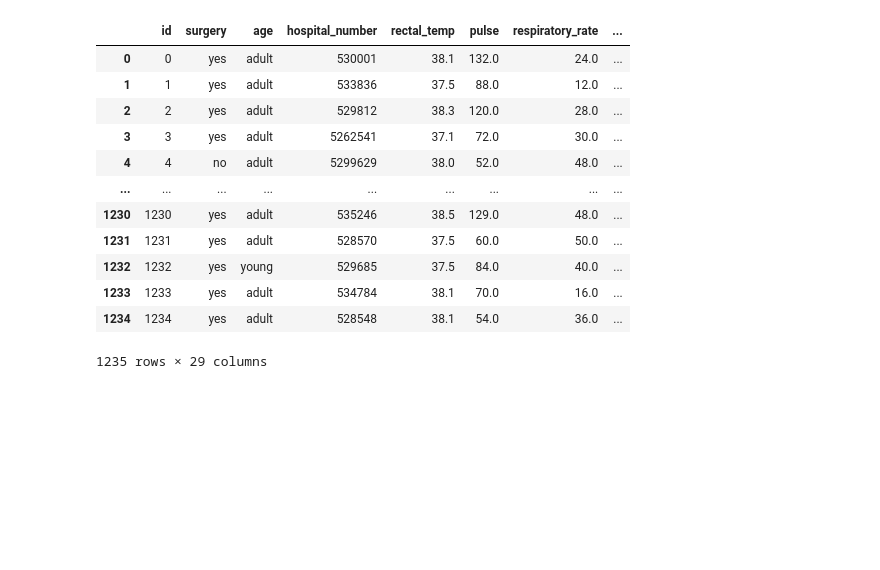
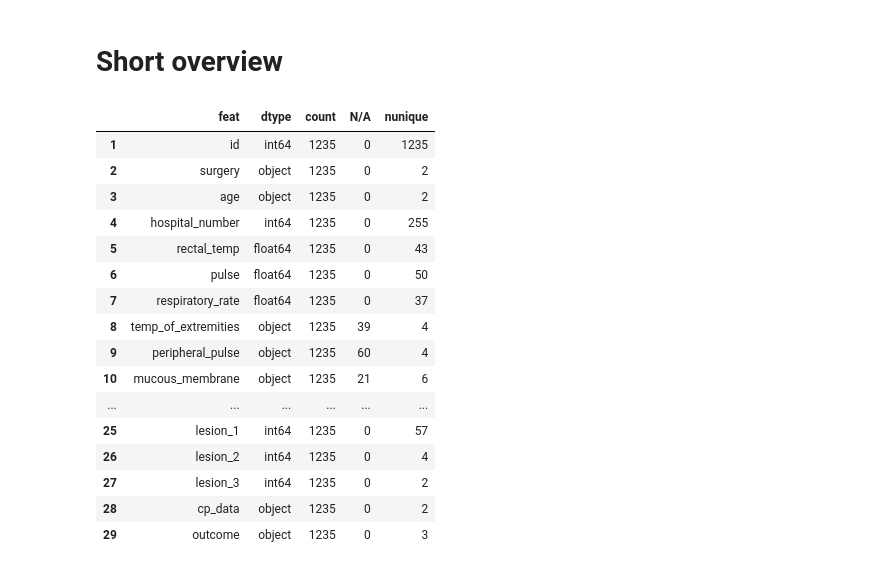
Before and after one commit to RobinWesselmann/classification_Horse_Health_Outcome, a Jupyter notebook: notebooks/EDA.ipynb, the cells around one changed output. Cells and saved outputs as stored; diff of their text form; code cells hidden in the pictures; blank space fills up the shorter version.

```diff
--- a/notebooks/EDA.ipynb
+++ b/notebooks/EDA.ipynb
@@ -14,19 +19,41 @@ RAW_DATA_PATH = os.environ.get("RAW_DATA_PATH", "")
 submission_data = pd.read_csv(RAW_DATA_PATH + "//sample_submission.csv")
 test_data = pd.read_csv(RAW_DATA_PATH + "//test.csv")
 train_data = pd.read_csv(RAW_DATA_PATH + "//train.csv")
-# %%
-train_data
-# %% [output]
-|  | id | surgery | age | hospital_number | rectal_temp | pulse | respiratory_rate | ... |
-| 0 | 0 | yes | adult | 530001 | 38.1 | 132.0 | 24.0 | ... |
-| 1 | 1 | yes | adult | 533836 | 37.5 | 88.0 | 12.0 | ... |
-| 2 | 2 | yes | adult | 529812 | 38.3 | 120.0 | 28.0 | ... |
-| 3 | 3 | yes | adult | 5262541 | 37.1 | 72.0 | 30.0 | ... |
-| 4 | 4 | no | adult | 5299629 | 38.0 | 52.0 | 48.0 | ... |
-| ... | ... | ... | ... | ... | ... | ... | ... | ... |
-| 1230 | 1230 | yes | adult | 535246 | 38.5 | 129.0 | 48.0 | ... |
-| 1231 | 1231 | yes | adult | 528570 | 37.5 | 60.0 | 50.0 | ... |
-| 1232 | 1232 | yes | young | 529685 | 37.5 | 84.0 | 40.0 | ... |
-| 1233 | 1233 | yes | adult | 534784 | 38.1 | 70.0 | 16.0 | ... |
-| 1234 | 1234 | yes | adult | 528548 | 38.1 | 54.0 | 36.0 | ... |
-1235 rows × 29 columns
+# %% [markdown]
+# Short overview
+# %%
+relevant_cols = ["feat", "dtype", "count", "N/A", "nunique"]
+df_info = pd.DataFrame(columns = relevant_cols)
+agg_data = np.array(relevant_cols)
+
+for col in train_data.columns.to_list():
+    data = np.array([])
+    data = np.append(data, col)
+    data = np.append(data, train_data[col].dtype)
+    data = np.append(data, train_data[col].shape[0])
+    data = np.append(data, train_data[col].isnull().sum())
+    data = np.append(data, train_data[col].nunique())
+
+    agg_data = np.vstack((agg_data, data))
+
+df_info = pd.DataFrame(agg_data).iloc[1:].rename({k:v for k, v in enumerate(relevant_cols)}, axis = 1)
+
+df_info
+# %% [output]
+|  | feat | dtype | count | N/A | nunique |
+| 1 | id | int64 | 1235 | 0 | 1235 |
+| 2 | surgery | object | 1235 | 0 | 2 |
+| 3 | age | object | 1235 | 0 | 2 |
+| 4 | hospital_number | int64 | 1235 | 0 | 255 |
+| 5 | rectal_temp | float64 | 1235 | 0 | 43 |
+| 6 | pulse | float64 | 1235 | 0 | 50 |
+| 7 | respiratory_rate | float64 | 1235 | 0 | 37 |
+| 8 | temp_of_extremities | object | 1235 | 39 | 4 |
+| 9 | peripheral_pulse | object | 1235 | 60 | 4 |
+| 10 | mucous_membrane | object | 1235 | 21 | 6 |
+| ... | ... | ... | ... | ... | ... |
+| 25 | lesion_1 | int64 | 1235 | 0 | 57 |
+| 26 | lesion_2 | int64 | 1235 | 0 | 4 |
+| 27 | lesion_3 | int64 | 1235 | 0 | 2 |
+| 28 | cp_data | object | 1235 | 0 | 2 |
+| 29 | outcome | object | 1235 | 0 | 3 |
```
Also changed, not shown: parts of 11 cells of this notebook.
